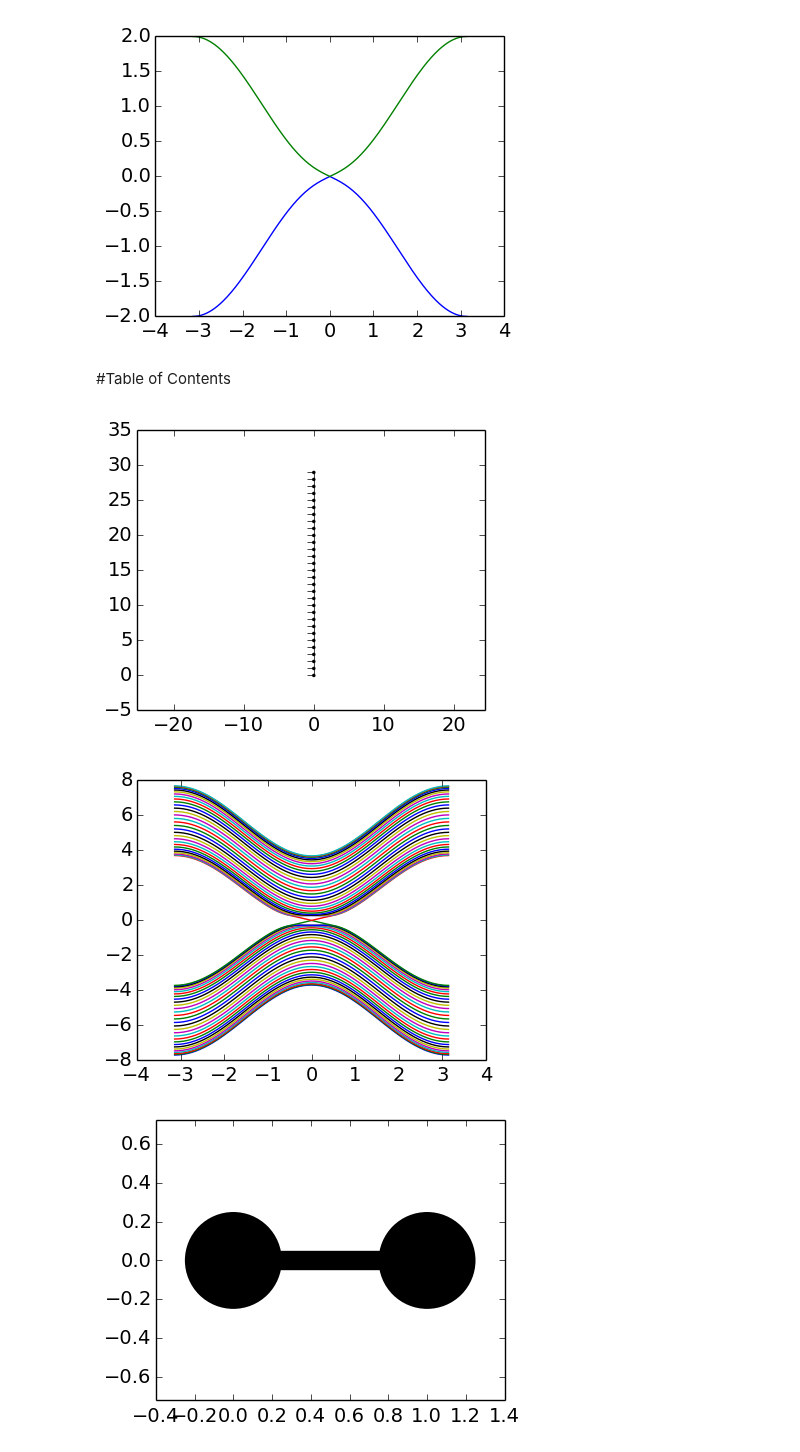
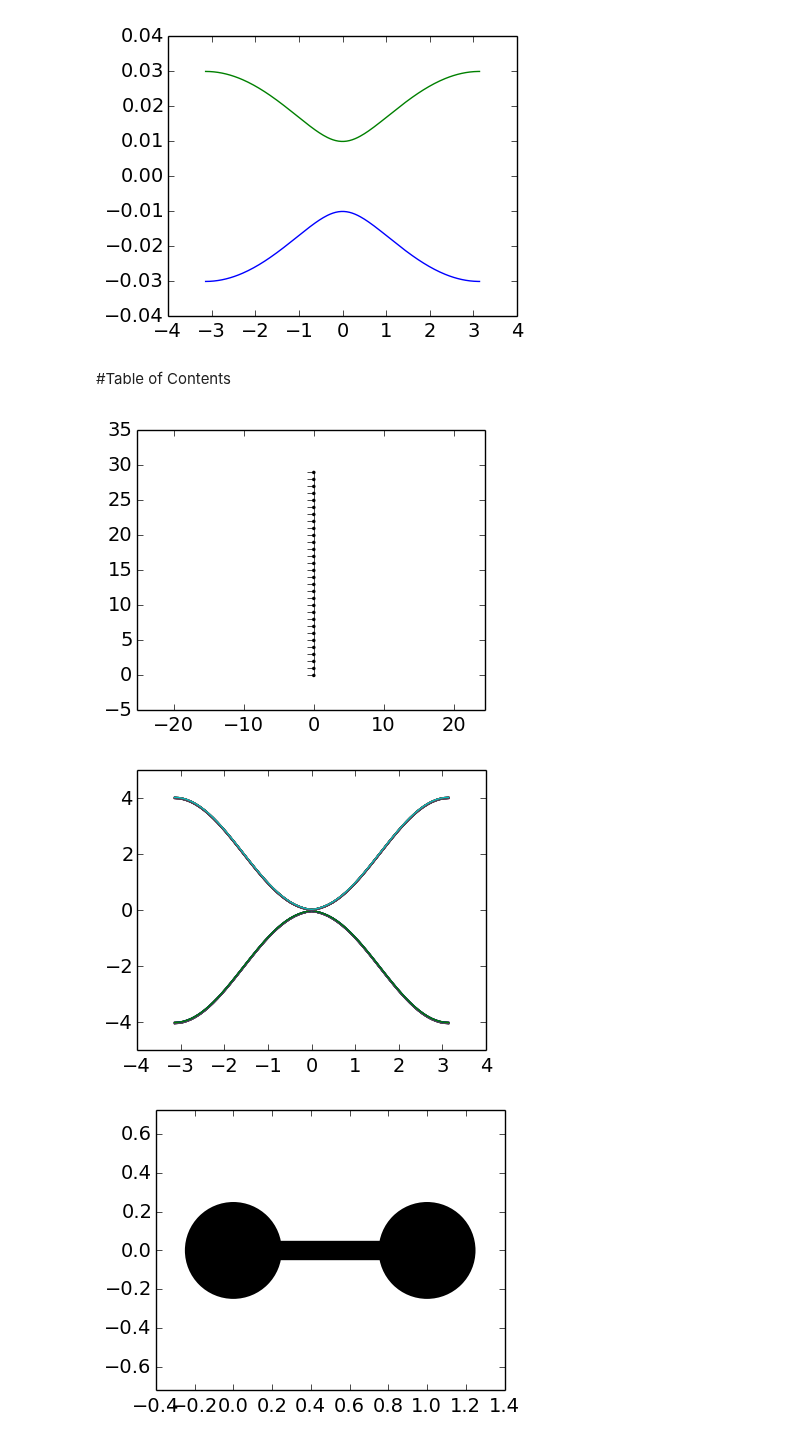
Before and after one commit to topocm/topocm_content, a Jupyter notebook: w4_haldane/Temporary Simulations.ipynb, the cells around one changed output. Cells and saved outputs as stored; diff of their text form; code cells hidden in the pictures.

Commit message:
First version of plots in 4.1

```diff
--- a/w4_haldane/Temporary Simulations.ipynb
+++ b/w4_haldane/Temporary Simulations.ipynb
@@ -77,13 +77,13 @@ def Qi_Wu_Zhang_ribbon(w):
         return (0 <= y < w )
 
     def onsite(site, par):
-        return (4 * par.t - par.mu) * sigma_z
+        return (2 * par.t + 2 * par.gamma - par.mu) * sigma_z
 
     def hopx(target, source, par):
-        return 1j * par.t_so * sigma_x - par.t * sigma_z
+        return 0.5j * par.delta * sigma_y - par.t * sigma_z
 
     def hopy(target, source, par):
-        return 1j * par.t_so * sigma_y - par.t * sigma_z
+        return 1j * par.gamma * sigma_x  - par.gamma * sigma_z
 
     lat = kwant.lattice.square()
     sym = kwant.TranslationalSymmetry((1, 0))
@@ -100,8 +100,8 @@ def Qi_Wu_Zhang_infinite():
     sigma_y = np.array([[0, -1j], [1j, 0]])
     sigma_z = np.array([[1, 0], [0, -1]])
 
-    H = (par.t_so * np.sin(par.k_x) * sigma_x + par.t_so * np.sin(par.k_y) * sigma_y
-         + (par.t * (np.cos(par.k_x) + np.cos(par.k_y)-2) - par.mu) * sigma_z)
+    H = (par.delta * np.sin(par.k_x) * sigma_y + par.gamma * np.sin(par.k_y) * sigma_x
+         + (par.t * np.cos(par.k_x) + par.gamma * np.cos(par.k_y) - par.mu - par.t - par.gamma) * sigma_z)
     return H
 # %% [output]
 Performing the necessary imports.
@@ -121,7 +121,7 @@ import pfaffian as pf
 from edx_components import *
 [interactive output not drawn]
 # %%
-par = SimpleNamespace(t=1.0, t_so=0.3, mu=0.0, k_x=0.0, k_y=0.0)
+par = SimpleNamespace(t=1.0, mu=0.01, delta=0.3, gamma=0.01, k_x=0.0, k_y=0.0)
 ks = np.linspace(-np.pi, np.pi, 201)
 spectrum = []
 
@@ -133,19 +133,19 @@ spectrum = np.array(spectrum)
 plt.plot(ks, spectrum)
 plt.show()
 # %% [output]
-[figure, old version]
+[figure, new version]
 # %% [markdown]
 #Table of Contents
 # %%
-par = SimpleNamespace(t=1.0, t_so=0.3, mu=0.3, k_x=0.0, k_y=0.0)
+par = SimpleNamespace(t=1.0, mu=0.0, delta=0.3, gamma=0.01)
 sys = Qi_Wu_Zhang_ribbon(30)
 kwant.plot(sys)
 sys = sys.finalized()
 kwant.plotter.bands(sys, args=[par,])
 plt.show()
 # %% [output]
 [figure]
-[figure, old version]
+[figure, new version]
 # %%
 par = SimpleNamespace(t=1, t_nnn=0.1, m=0.0, k_x=0.0, k_y=0.0)
 sys = Haldane_infinite()
```
Also changed, not shown: 1 other file.
